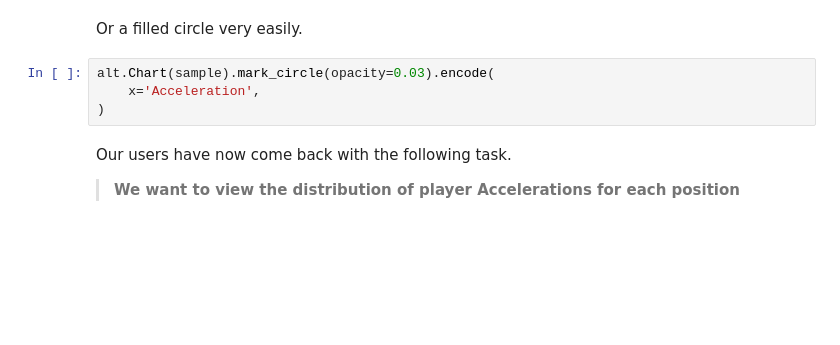
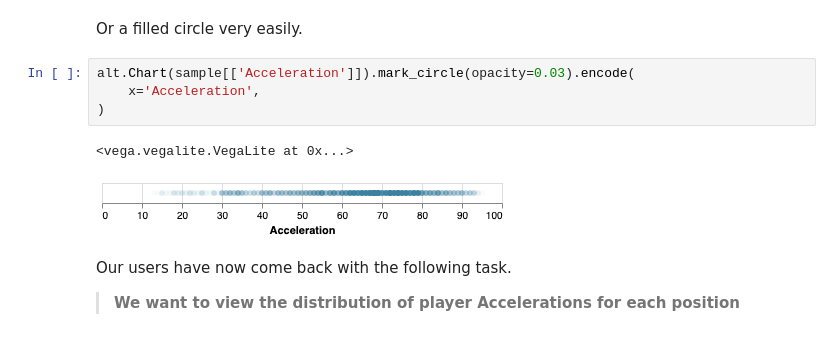
Before and after one commit to eamonnmag/CERN-CSC-2023, a Jupyter notebook: Optional - Interactive Visual Exploration with Altair.ipynb, the cells around one changed output. Saved outputs shown, nothing was run; the diff lists cells and outputs as text; blank space fills up the shorter version.

```diff
--- a/Optional - Interactive Visual Exploration with Altair.ipynb
+++ b/Optional - Interactive Visual Exploration with Altair.ipynb
@@ -86,9 +106,12 @@ alt.Chart(sample).mark_tick(
 # %% [markdown]
 Or a filled circle very easily.
 # %%
-alt.Chart(sample).mark_circle(opacity=0.03).encode(
+alt.Chart(sample[['Acceleration']]).mark_circle(opacity=0.03).encode(
     x='Acceleration',
 )
+# %% [output]
+<vega.vegalite.VegaLite at 0x...>
+[figure, added]
 # %% [markdown]
 Our users have now come back with the following task.
 
```
Also changed, not shown: parts of 43 cells of this notebook, 4 other files.
